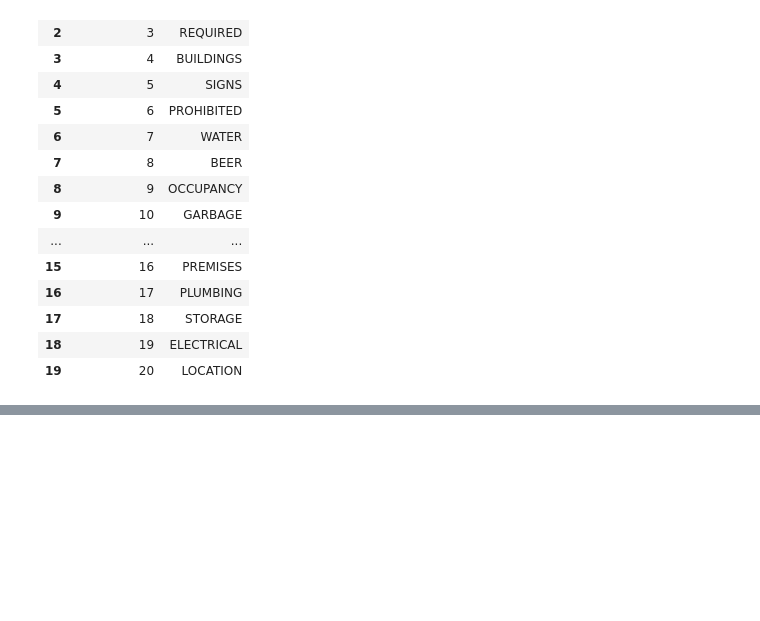
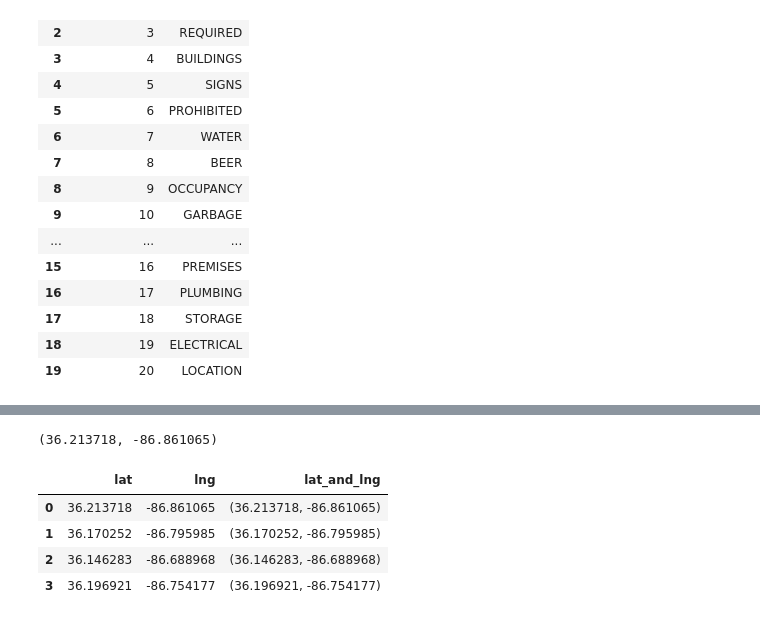
Before and after one commit to shrutijalewar/data-question-2-xtreme-united, a Jupyter notebook: Violation_Categories.ipynb, the cells around one changed output, grey strips where cells are left out. Saved outputs shown, nothing was run; the diff lists cells and outputs as text; code cells hidden in the pictures; blank space fills up the shorter version.

```diff
--- a/Violation_Categories.ipynb
+++ b/Violation_Categories.ipynb
@@ -239,0 +265,36 @@ import geopandas as gpd
+# %%
+# Extract the lat and lng using Mary's function
+import re
+# From Mary's code to extract the lat and lng
+
+lat_lng_pattern = re.compile(r'\((.*),\s*(.*)\)', flags=re.MULTILINE)
+
+def extract_lat_lng(address):
+    try:
+        lat_lng_match = lat_lng_pattern.search(address)
+        lat = float(lat_lng_match.group(1))
+        lng = float(lat_lng_match.group(2))
+        return (lat, lng)
+    except:
+        return (np.NaN, np.NaN)
+
+address = '121 QUEENS LN\nNASHVILLE, TN 37218\n(36.213718, -86.861065)'
+a = extract_lat_lng(address)
+print(a)
+
+address = geo_std_violations['mapped_loc']
+
+lat_and_lng = [extract_lat_lng(var) for var in address]
+
+geo_std_violations['lat_and_lng'] = lat_lngs
+geo_std_violations['lat'] = [lat for lat, lng in lat_and_lng]
+geo_std_violations['lng'] = [lng for lat, lng in lat_and_lng]
+
+geo_std_violations[['lat','lng','lat_and_lng']].head(4)
+# %% [output]
+(36.213718, -86.861065)
+|  | lat | lng | lat_and_lng |
+| 0 | 36.213718 | -86.861065 | (36.213718, -86.861065) |
+| 1 | 36.170252 | -86.795985 | (36.170252, -86.795985) |
+| 2 | 36.146283 | -86.688968 | (36.146283, -86.688968) |
+| 3 | 36.196921 | -86.754177 | (36.196921, -86.754177) |
```
Also changed, not shown: parts of 1 cell of this notebook.
